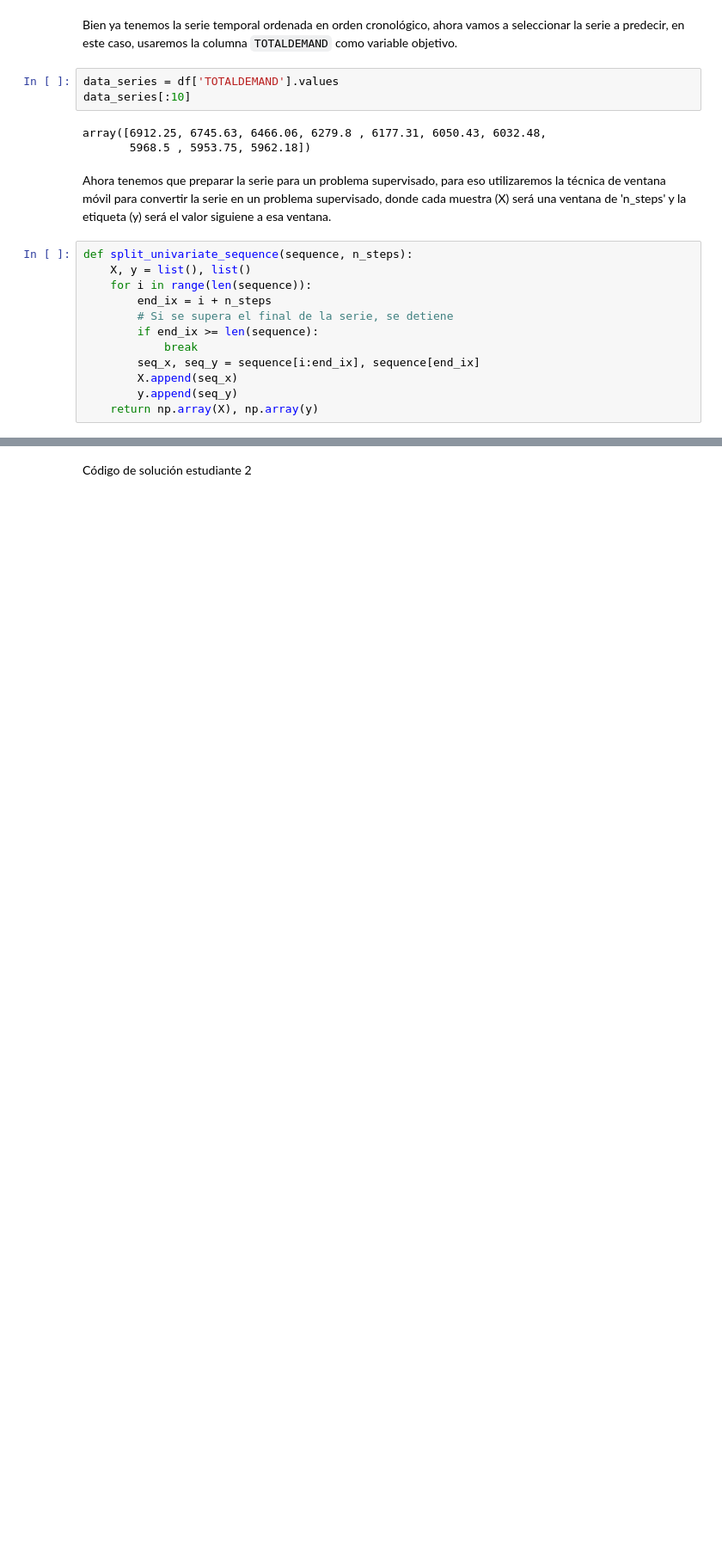
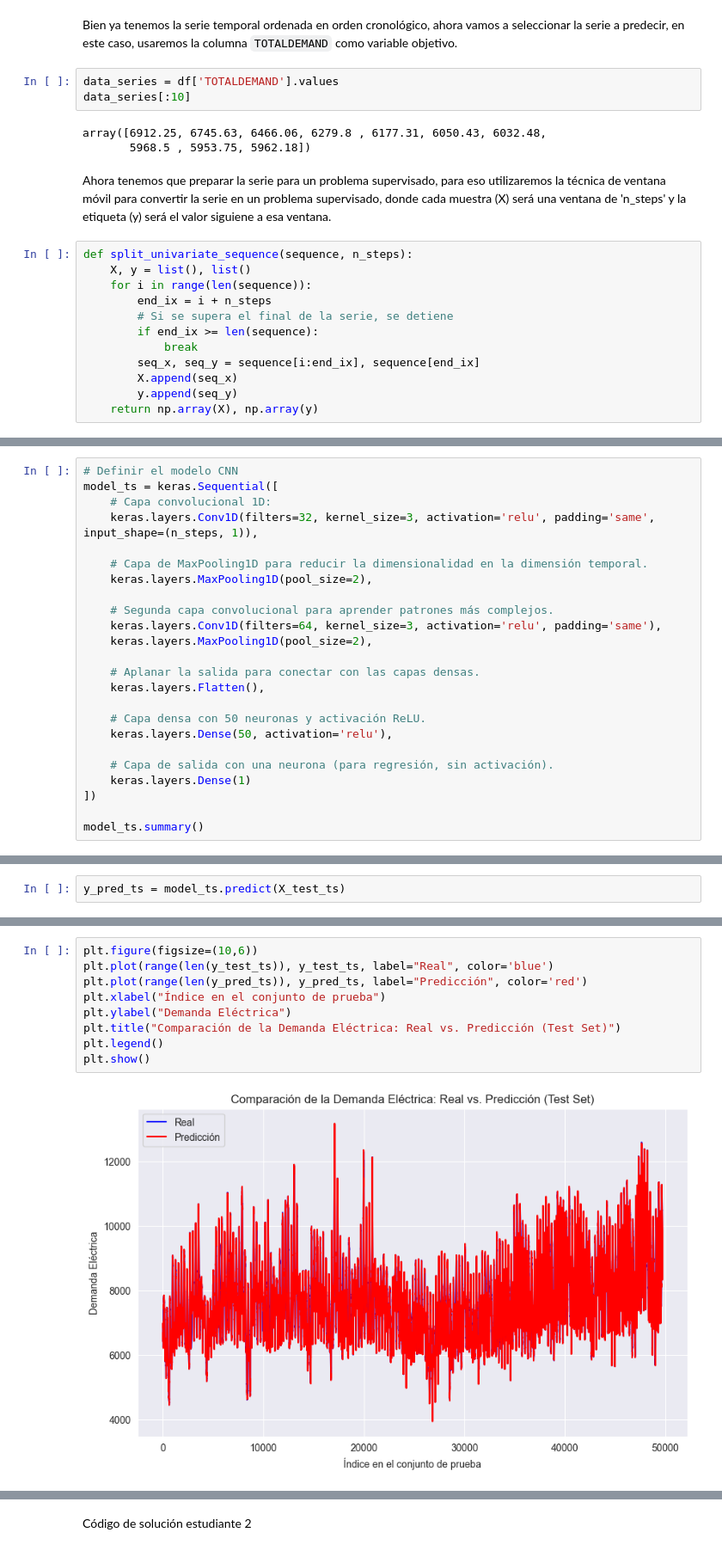
Before and after one commit to MPST-2025-I/tarea-4-ejercicio-cnn-tarea-4-3, a Jupyter notebook: Plantilla_Tareas.ipynb, the cells around one changed output, grey strips where cells are left out. Shown at 86% size. Saved outputs shown, nothing was run; the diff lists cells and outputs as text; blank space fills up the shorter version.

```diff
--- a/Plantilla_Tareas.ipynb
+++ b/Plantilla_Tareas.ipynb
@@ -650,0 +698,24 @@ def split_univariate_sequence(sequence, n_steps):
+# %%
+# Definir el modelo CNN
+model_ts = keras.Sequential([
+    # Capa convolucional 1D:
+    keras.layers.Conv1D(filters=32, kernel_size=3, activation='relu', padding='same', input_shape=(n_steps, 1)),
+
+    # Capa de MaxPooling1D para reducir la dimensionalidad en la dimensión temporal.
+    keras.layers.MaxPooling1D(pool_size=2),
+
+    # Segunda capa convolucional para aprender patrones más complejos.
+    keras.layers.Conv1D(filters=64, kernel_size=3, activation='relu', padding='same'),
+    keras.layers.MaxPooling1D(pool_size=2),
+
+    # Aplanar la salida para conectar con las capas densas.
+    keras.layers.Flatten(),
+
+    # Capa densa con 50 neuronas y activación ReLU.
+    keras.layers.Dense(50, activation='relu'),
+
+    # Capa de salida con una neurona (para regresión, sin activación).
+    keras.layers.Dense(1)
+])
+
+model_ts.summary()
@@ -650,0 +818,2 @@ def split_univariate_sequence(sequence, n_steps):
+# %%
+y_pred_ts = model_ts.predict(X_test_ts)
@@ -650,0 +823,11 @@ def split_univariate_sequence(sequence, n_steps):
+# %%
+plt.figure(figsize=(10,6))
+plt.plot(range(len(y_test_ts)), y_test_ts, label="Real", color='blue')
+plt.plot(range(len(y_pred_ts)), y_pred_ts, label="Predicción", color='red')
+plt.xlabel("Índice en el conjunto de prueba")
+plt.ylabel("Demanda Eléctrica")
+plt.title("Comparación de la Demanda Eléctrica: Real vs. Predicción (Test Set)")
+plt.legend()
+plt.show()
+# %% [output]
+[figure, added]
```
Also changed, not shown: parts of 92 cells of this notebook.
